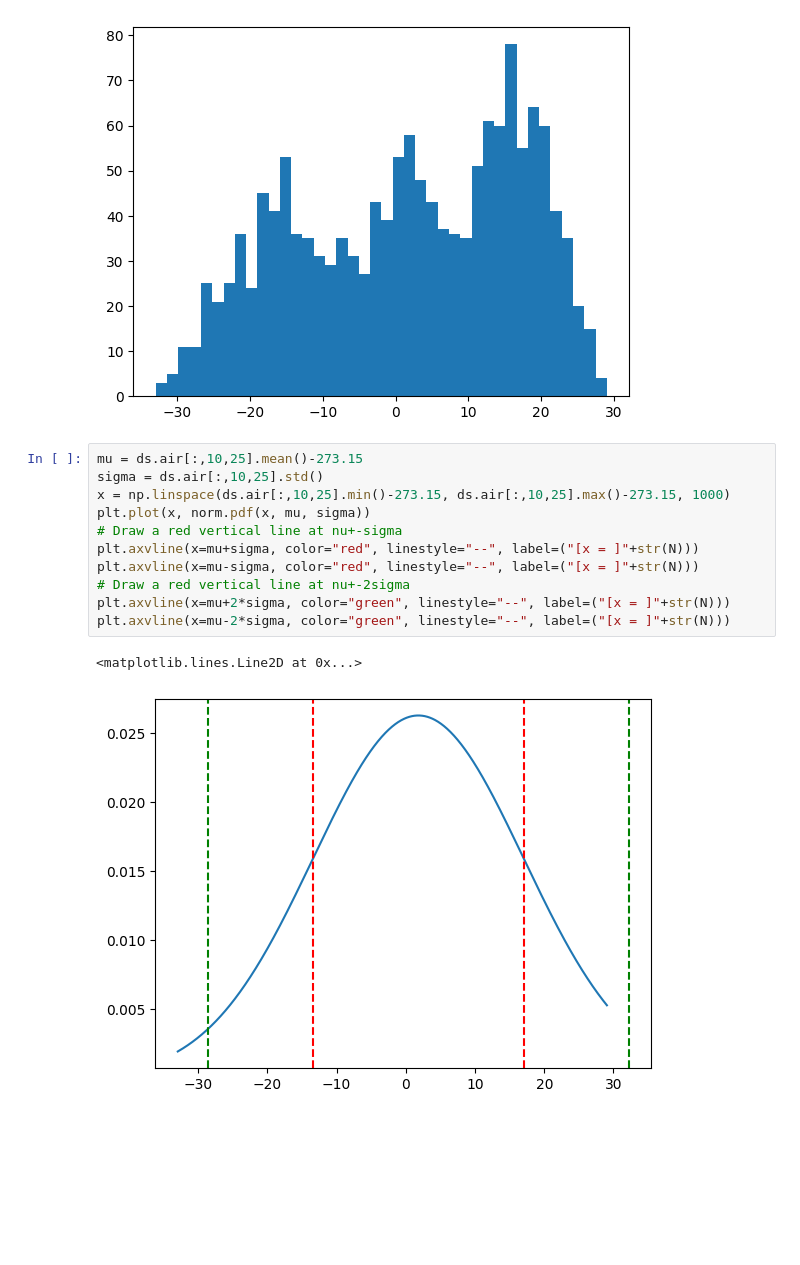
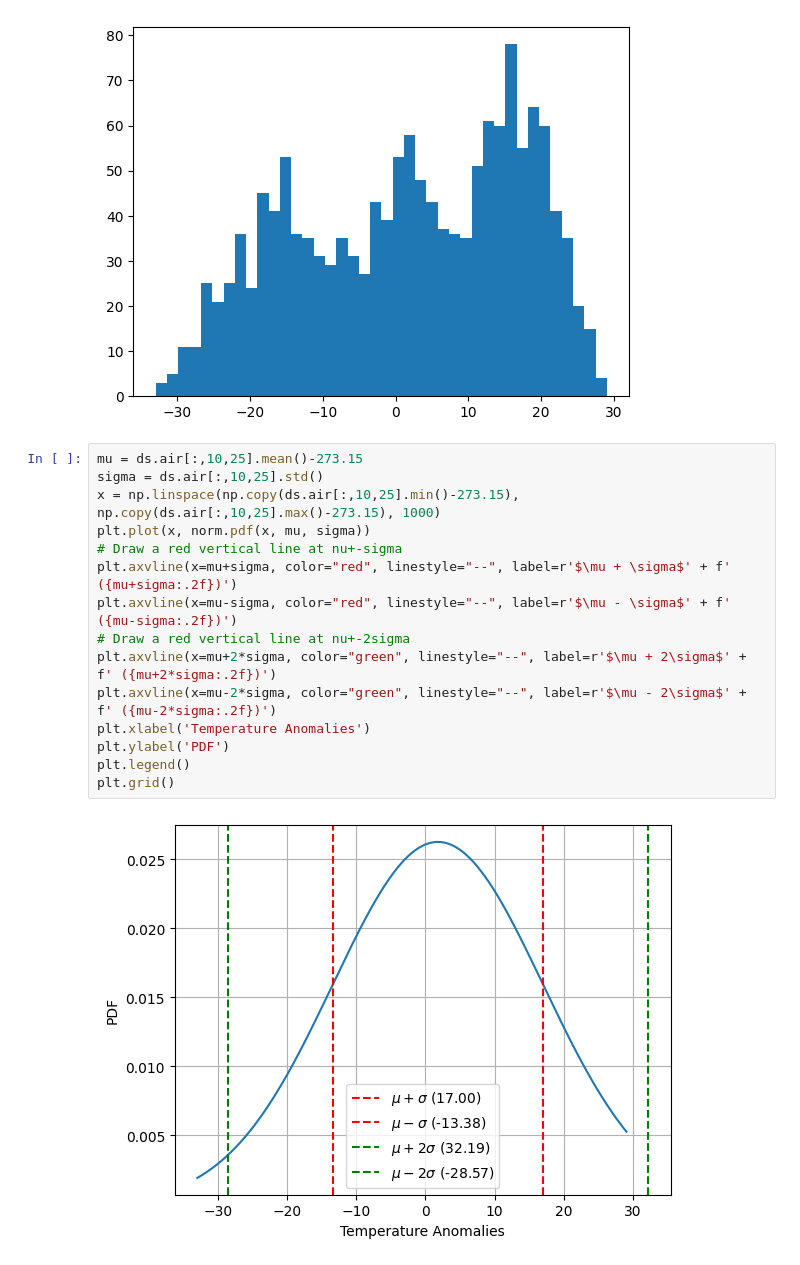
Before and after one commit to milicak/Data_Analysis_Course, a Jupyter notebook: 02_Normal_distribution.ipynb, the cells around one changed output. Saved outputs shown, nothing was run; the diff lists cells and outputs as text; blank space fills up the shorter version.

```diff
--- a/02_Normal_distribution.ipynb
+++ b/02_Normal_distribution.ipynb
@@ -142,14 +142,17 @@ plt.hist(ds.air[:,10,25]-273.15,bins=40)
 # %%
 mu = ds.air[:,10,25].mean()-273.15
 sigma = ds.air[:,10,25].std()
-x = np.linspace(ds.air[:,10,25].min()-273.15, ds.air[:,10,25].max()-273.15, 1000)
+x = np.linspace(np.copy(ds.air[:,10,25].min()-273.15), np.copy(ds.air[:,10,25].max()-273.15), 1000)
 plt.plot(x, norm.pdf(x, mu, sigma))
 # Draw a red vertical line at nu+-sigma
-plt.axvline(x=mu+sigma, color="red", linestyle="--", label=("[x = ]"+str(N)))
-plt.axvline(x=mu-sigma, color="red", linestyle="--", label=("[x = ]"+str(N)))
+plt.axvline(x=mu+sigma, color="red", linestyle="--", label=r'$\mu + \sigma$' + f' ({mu+sigma:.2f})')
+plt.axvline(x=mu-sigma, color="red", linestyle="--", label=r'$\mu - \sigma$' + f' ({mu-sigma:.2f})')
 # Draw a red vertical line at nu+-2sigma
-plt.axvline(x=mu+2*sigma, color="green", linestyle="--", label=("[x = ]"+str(N)))
-plt.axvline(x=mu-2*sigma, color="green", linestyle="--", label=("[x = ]"+str(N)))
+plt.axvline(x=mu+2*sigma, color="green", linestyle="--", label=r'$\mu + 2\sigma$' + f' ({mu+2*sigma:.2f})')
+plt.axvline(x=mu-2*sigma, color="green", linestyle="--", label=r'$\mu - 2\sigma$' + f' ({mu-2*sigma:.2f})')
+plt.xlabel('Temperature Anomalies')
+plt.ylabel('PDF')
+plt.legend()
+plt.grid()
 # %% [output]
-<matplotlib.lines.Line2D at 0x...>
-[figure, old version]
+[figure, new version]
```
Also changed, not shown: parts of 23 cells of this notebook.
